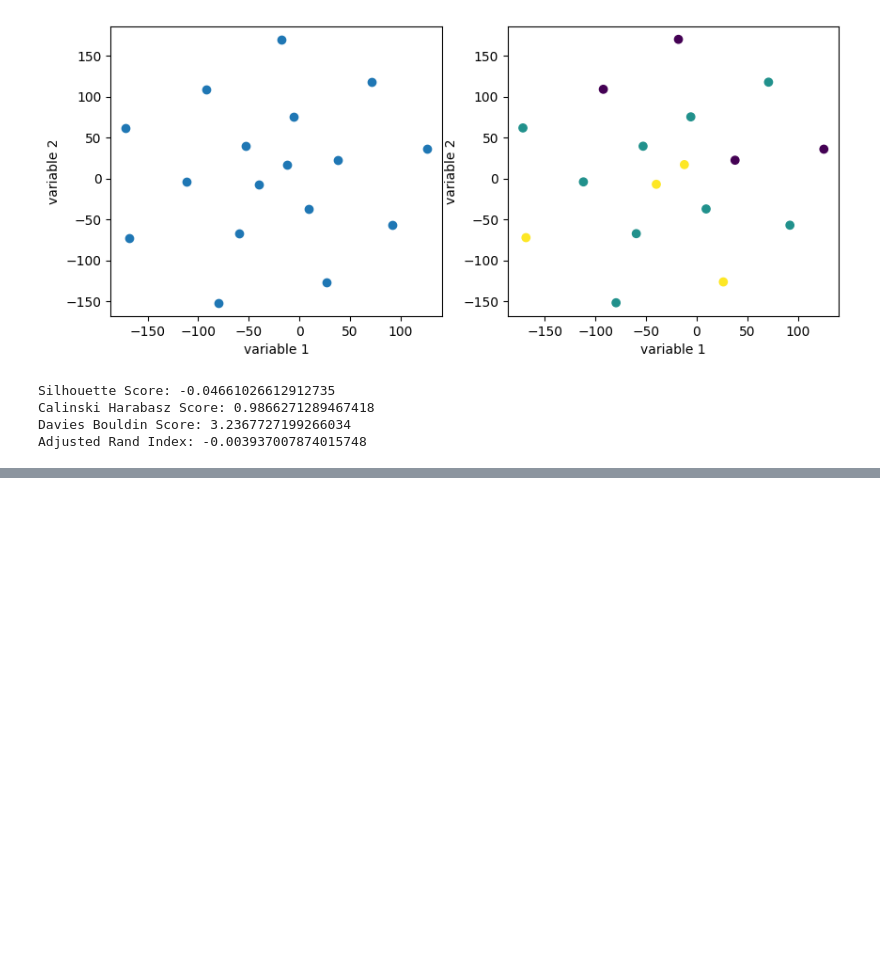
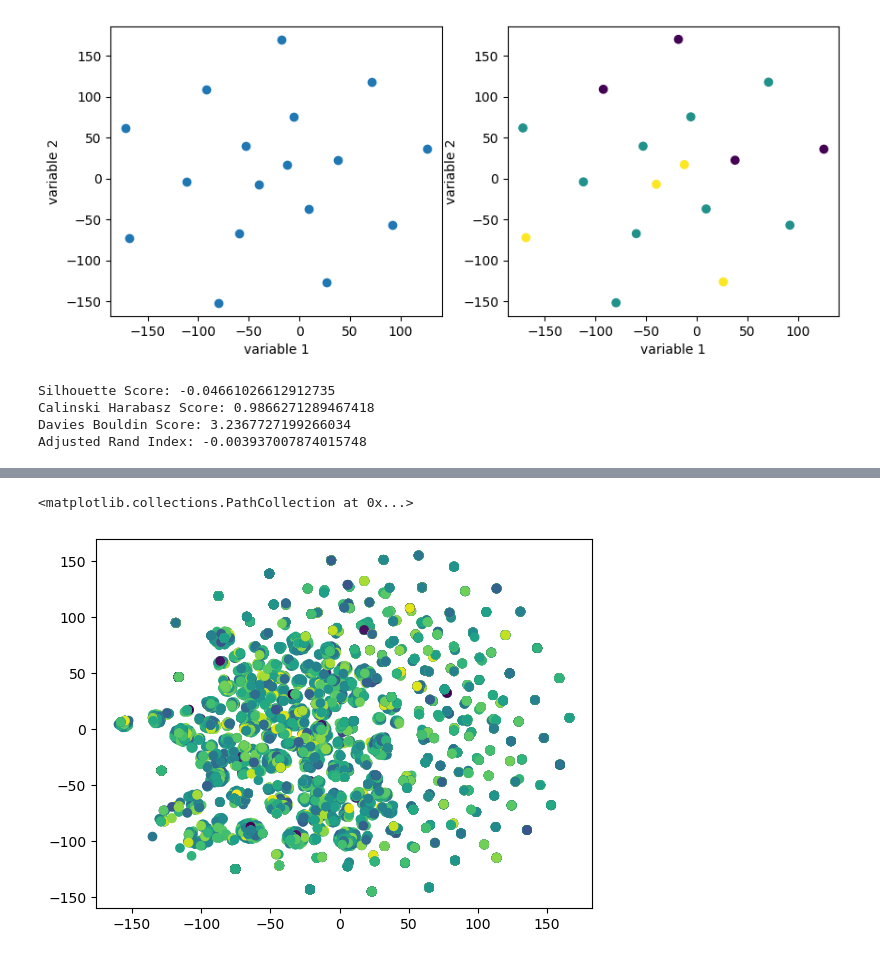
Before and after one commit to supperr-coder/CZ4032-Project2, a Jupyter notebook: Code/Clustering.ipynb, the cells around one changed output, grey strips where cells are left out. Cells and saved outputs as stored; diff of their text form; code cells hidden in the pictures; blank space fills up the shorter version.

```diff
--- a/Code/Clustering.ipynb
+++ b/Code/Clustering.ipynb
@@ -287,0 +701,7 @@ Adjusted Rand Index: -0.003937007874015748
+# %%
+# Plot the scatter plot using order hour of day as label
+
+plt.scatter(x=X_embedded.iloc[:, 0], y=X_embedded.iloc[:, 1], c=new_df['order_hour_of_day'], cmap='viridis')
+# %% [output]
+<matplotlib.collections.PathCollection at 0x...>
+[figure, added]
```
Also changed, not shown: parts of 67 cells of this notebook, 15 other files.
